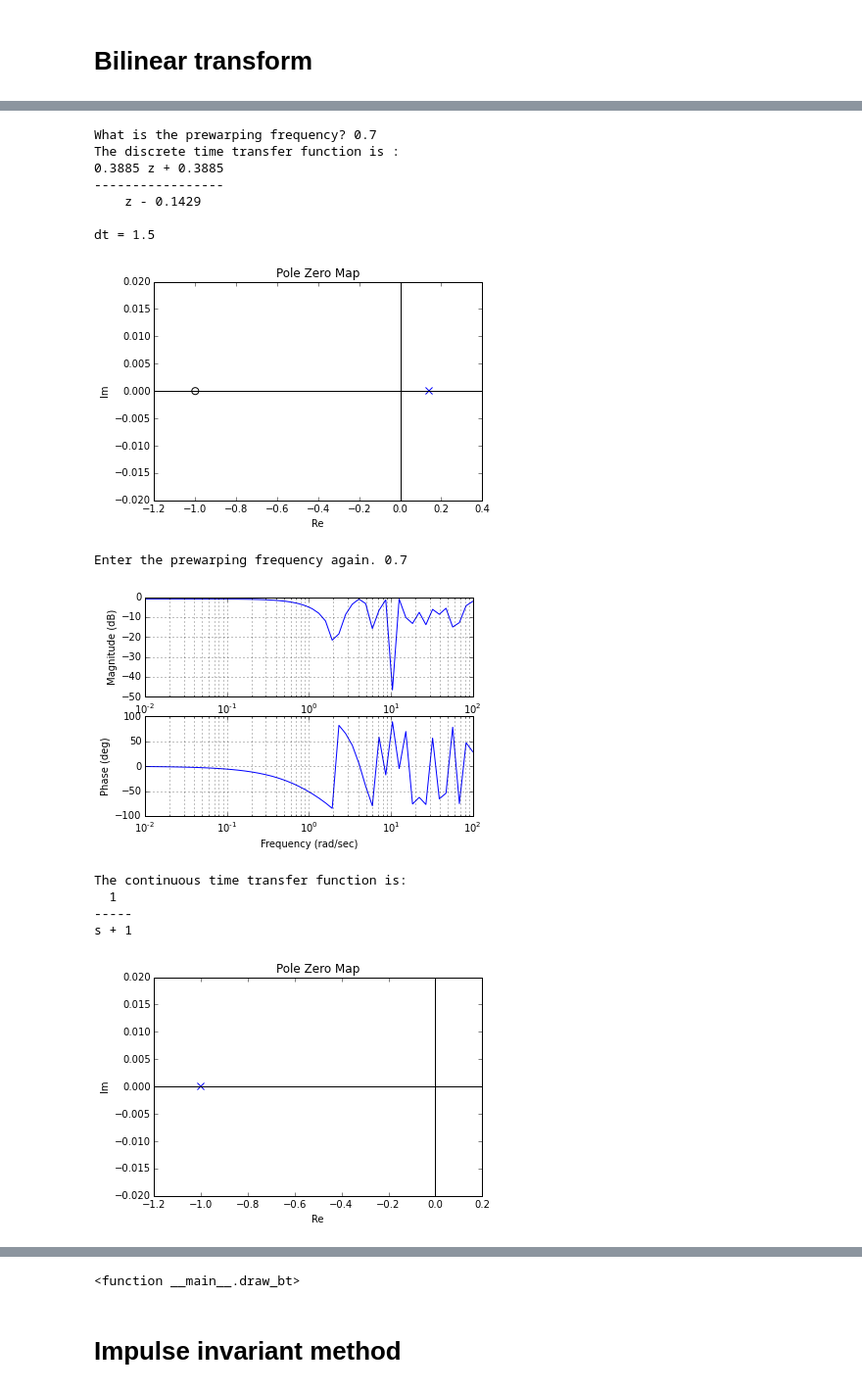
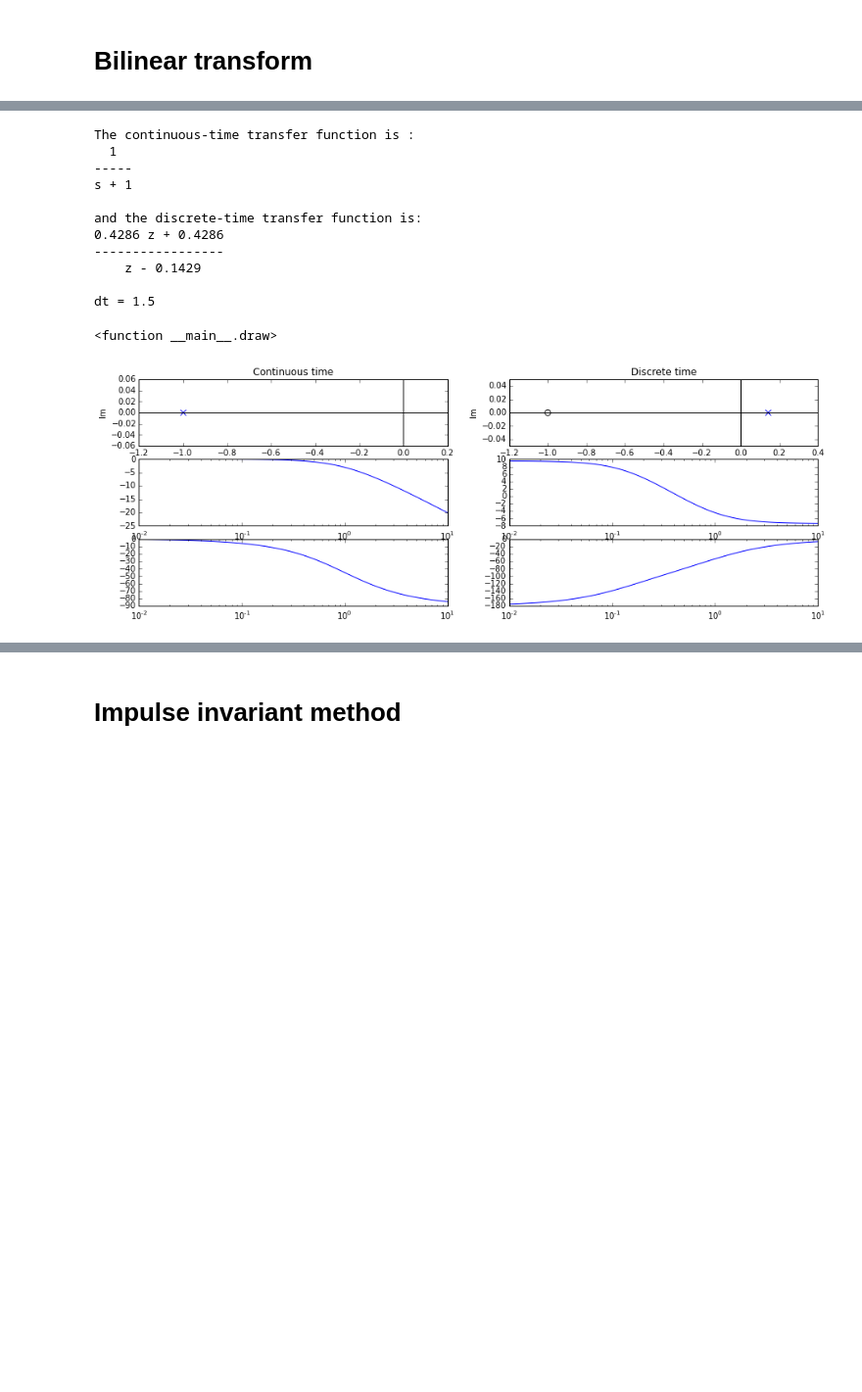
Before and after one commit to claesenm/kul-systeemtheorie, a Jupyter notebook: notebooks/Discretization.ipynb, the cells around one changed output, grey strips where cells are left out. Shown at 98% size. Drawn from its saved outputs; the diff is of its cells as text; code cells hidden in the pictures; blank space fills up the shorter version.

```diff
--- a/notebooks/Discretization.ipynb
+++ b/notebooks/Discretization.ipynb
@@ -130,50 +142,69 @@ s^3 + 2 s^2 + 3 s + 1
 # %%
-def zp_plot_discr_bt(Ts,sys):
+def zp(Ts,sys):
     sysd = sys.sample(Ts,'bilinear')
-    if prew == 'Y':
+    if prew == 'Y' or prew == 'y':
         f = input('What is the prewarping frequency? ')
         factor = (f/(tan(f*Ts/2)))*(Ts/2)
         sysd = sysd * factor
-    print 'The discrete time transfer function is :', sysd
-    matlab.pzmap(sysd,Plot=True)
-    plt.show()
+    print 'The continuous-time transfer function is :', sys
+    print 'and the discrete-time transfer function is: ', sysd
+    plt.subplot(3,2,1)
+    zp_plot(sys)
+    plt.title('Continuous time')
+    plt.subplot(3,2,2)
+    zp_plot(sysd)
+    plt.title('Discrete time')
 
-def bode_plot_discr_bt(Ts,sys):
+def bode_plot(Ts,sys):
+    #continuous
+    n = asarray(sys.num)[0][0]
+    d = asarray(sys.den)[0][0]
+    s = signal.lti(n,d)
+    w, mag, phase = s.bode()
+    plt.subplot(323)
+    plt.semilogx(w, mag)
+    plt.subplot(325)
+    plt.semilogx(w, phase)
+    #discrete
     sysd = sys.sample(Ts,'bilinear')
-    if prew == 'Y':
+    if prew == 'Y' or prew == 'y':
         f = input('Enter the prewarping frequency again. ')
         factor = (f/(tan(f*Ts/2)))*(Ts/2)
         sysd = sysd * factor
-    bode(sysd,dB=True,Plot=True)
-    plt.show()
+    nd = asarray(sysd.num)[0][0]
+    dd = asarray(sysd.den)[0][0]
+    sd = signal.lti(nd,dd)
+    wd, magd, phased = sd.bode()
+    plt.subplot(324)
+    plt.semilogx(wd, magd)
+    plt.subplot(326)
+    plt.semilogx(wd, phased)
 
-def draw_bt(Ts):
-    zp_plot_discr_bt(Ts,sys)
-    bode_plot_discr_bt(Ts,sys)
-    zp_plot_cont(sys)
-    bode_plot_cont(sys)
+def draw(Ts):
+    zp(Ts,sys)
+    bode_plot(Ts,sys)
 
 go = False
 while go == False:
     Num,Denom = init()
     sys = TransferFunction(Num,Denom)
     print 'The transfer function is :', sys
     go = check()
-prew = raw_input('With prewarping? (Y/N) ')
-interact(draw_bt,Ts=(0.1,3,0.1))
+prew = None
+while prew != 'Y' and prew != 'y' and prew != 'N' and prew != 'n':
+    prew = raw_input('With prewarping? (Y/N) ')
+interact(draw,Ts=(0.1,3,0.1))
 # %% [output]
-What is the prewarping frequency? 0.7
-The discrete time transfer function is :
-0.3885 z + 0.3885
+The continuous-time transfer function is :
+  1
+-----
+s + 1
+
+and the discrete-time transfer function is:
+0.4286 z + 0.4286
 -----------------
     z - 0.1429
 
 dt = 1.5
+<function __main__.draw>
-[figure, old version]
+[figure, new version]
-Enter the prewarping frequency again. 0.7
-[figure, removed]
-The continuous time transfer function is:
-  1
------
-s + 1
-[figure, removed]
@@ -181,3 +211,2 @@ s + 1
-<function __main__.draw_bt>
 # %% [markdown]
 # Impulse invariant method
```
Also changed, not shown: parts of 14 cells of this notebook, 10 other files.
